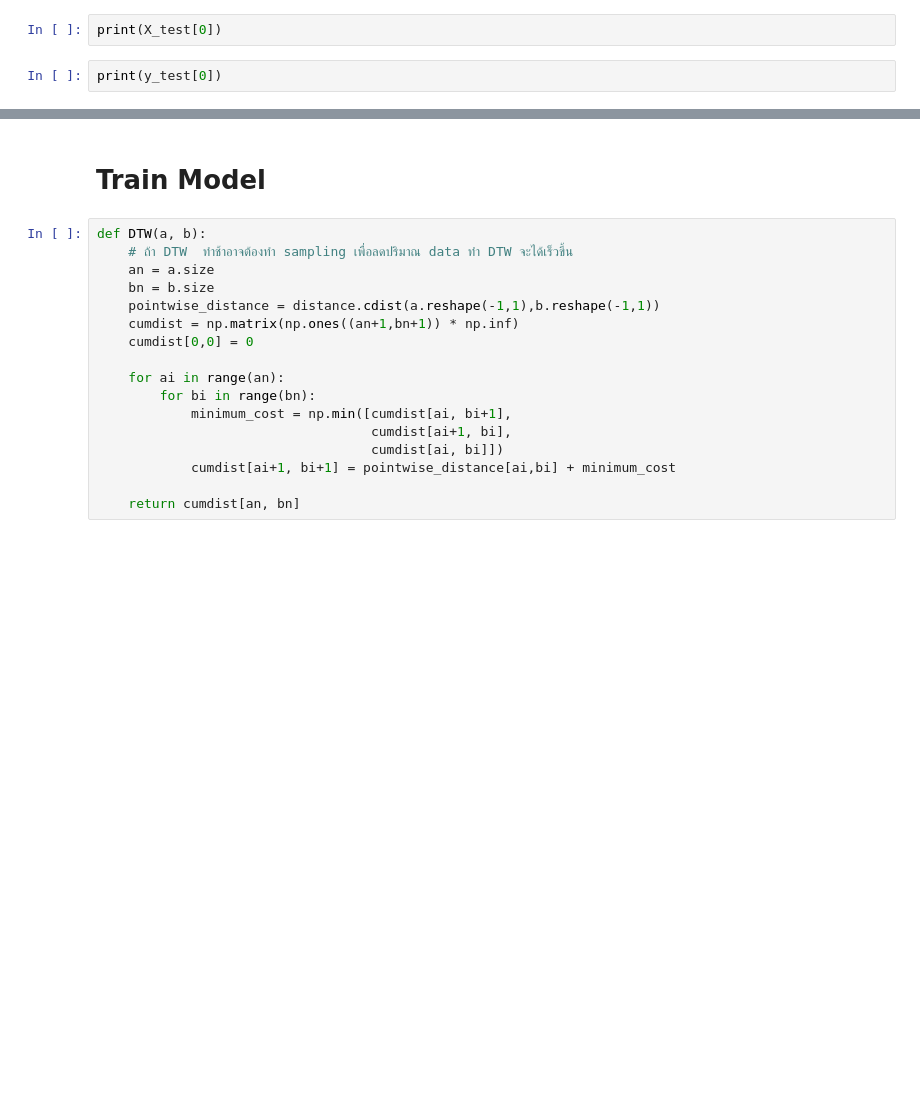
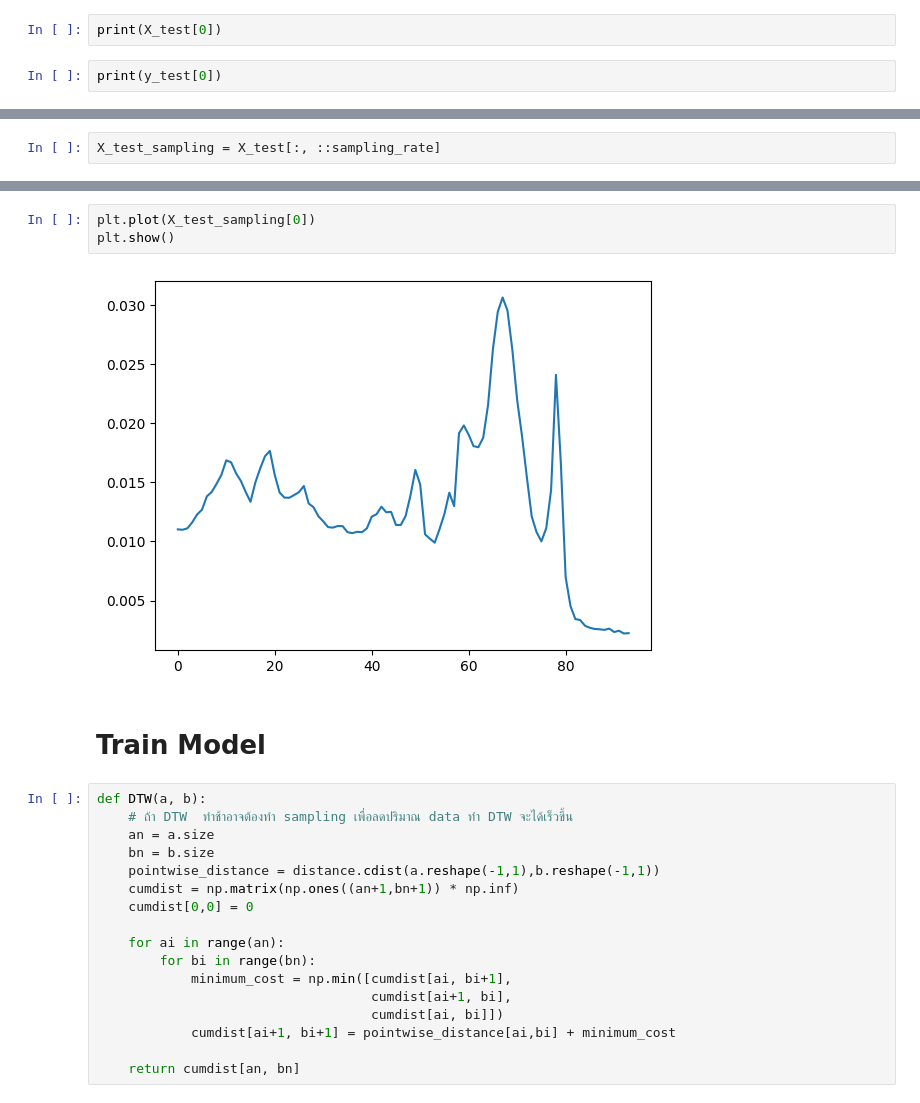
Before and after one commit to pakornyodkab/TimeSeriesFinalProject, a Jupyter notebook: 1A.ipynb, the cells around one changed output, grey strips where cells are left out. Drawn from its saved outputs; the diff is of its cells as text; blank space fills up the shorter version.

```diff
--- a/1A.ipynb
+++ b/1A.ipynb
@@ -66,0 +71,2 @@ print(type(X_test[0][1]))
+# %%
+X_test_sampling = X_test[:, ::sampling_rate]
@@ -67,3 +82,8 @@ print(type(X_test[0][1]))
+# %%
+plt.plot(X_test_sampling[0])
+plt.show()
+# %% [output]
+[figure, added]
 # %% [markdown]
 # Train Model
 # %%
```
Also changed, not shown: parts of 28 cells of this notebook.
